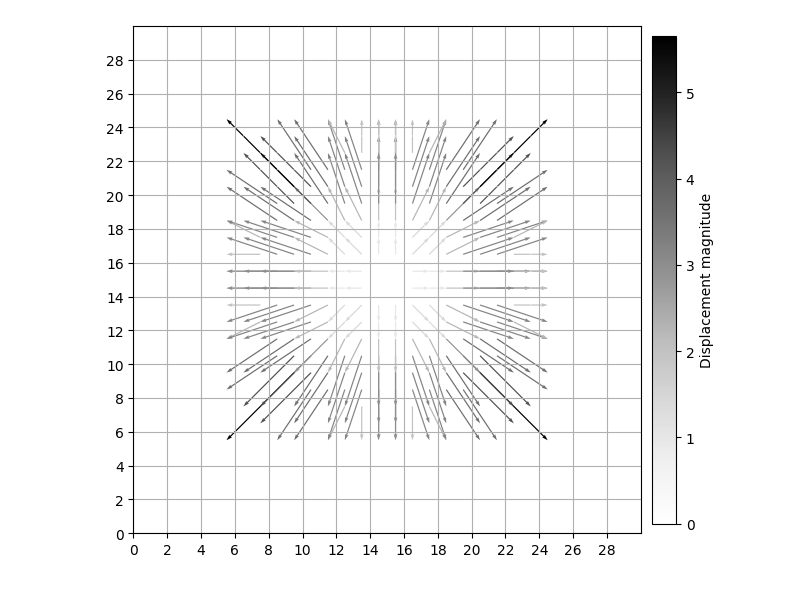
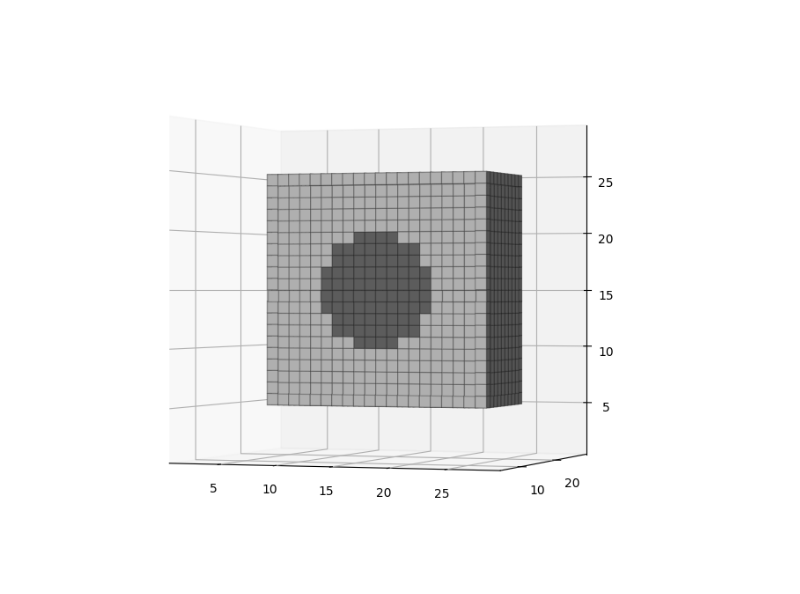
Before and after one commit to joasiee/elastix, a Jupyter notebook: experiments/notebooks/voxels.ipynb, the cells around one changed output. Saved outputs shown, nothing was run; the diff lists cells and outputs as text; code cells hidden in the pictures.

```diff
--- a/experiments/notebooks/voxels.ipynb
+++ b/experiments/notebooks/voxels.ipynb
@@ -91,7 +91,7 @@ def get_cmap_color(cmap, f, a):
     c[..., 3] = a
     return c
 
-def plot_voxels(data, y_slice_depth = 15, orientation=(0, -70), cmap_name='Greys', alpha=1.0):
+def plot_voxels(data, lms=None, y_slice_depth = 15, orientation=(0, -70), cmap_name='Greys', alpha=1.0):
     ax = plt.figure(figsize=(8,8)).add_subplot(projection='3d')
     sliced_data = np.copy(data)
     sliced_data[:, :y_slice_depth, :] = 0
@@ -108,6 +108,11 @@ def plot_voxels(data, y_slice_depth = 15, orientation=(0, -70), cmap_name='Greys
     ax.set_box_aspect((np.ptp(ax.get_xlim()), np.ptp(ax.get_ylim()), np.ptp(ax.get_zlim())))
     plt.locator_params(axis='y', nbins=3)
     ax.view_init(*orientation)
+
+    if lms is not None:
+        for lm in lms:
+            if abs(lm[1] - y_slice_depth) <= 0.25:
+                ax.scatter(lm[0], lm[1], lm[2], s=50, c='r')
 
 def plot_dvf(data, scale=None, invert=False, slice=None):
     if len(data.shape[:-1]) > 2:
@@ -131,7 +136,6 @@ def plot_dvf(data, scale=None, invert=False, slice=None):
     fig, ax = plt.subplots(figsize =(7, 7))
     qq = ax.quiver(X, Y, v, u, c, scale=scale, units='xy', angles='xy', scale_units='xy', cmap=plt.cm.Greys)
 
-    # ax.axis('off')
     ax.set_xticks([i for i in range(data.shape[0])][::2])
     ax.set_yticks([i for i in range(data.shape[1])][::2])
     ax.set_xlim(0, data.shape[0])
@@ -203,5 +220,5 @@ def bending_energy(dvf):
 # %%
 fixed, moving, dvf = generate_synthetic_01()
-plot_dvf(dvf, scale=1)
+plot_voxels(fixed)
 # %% [output]
-[figure, old version]
+[figure, new version]
```
Also changed, not shown: parts of 6 cells of this notebook, 1 other file.
